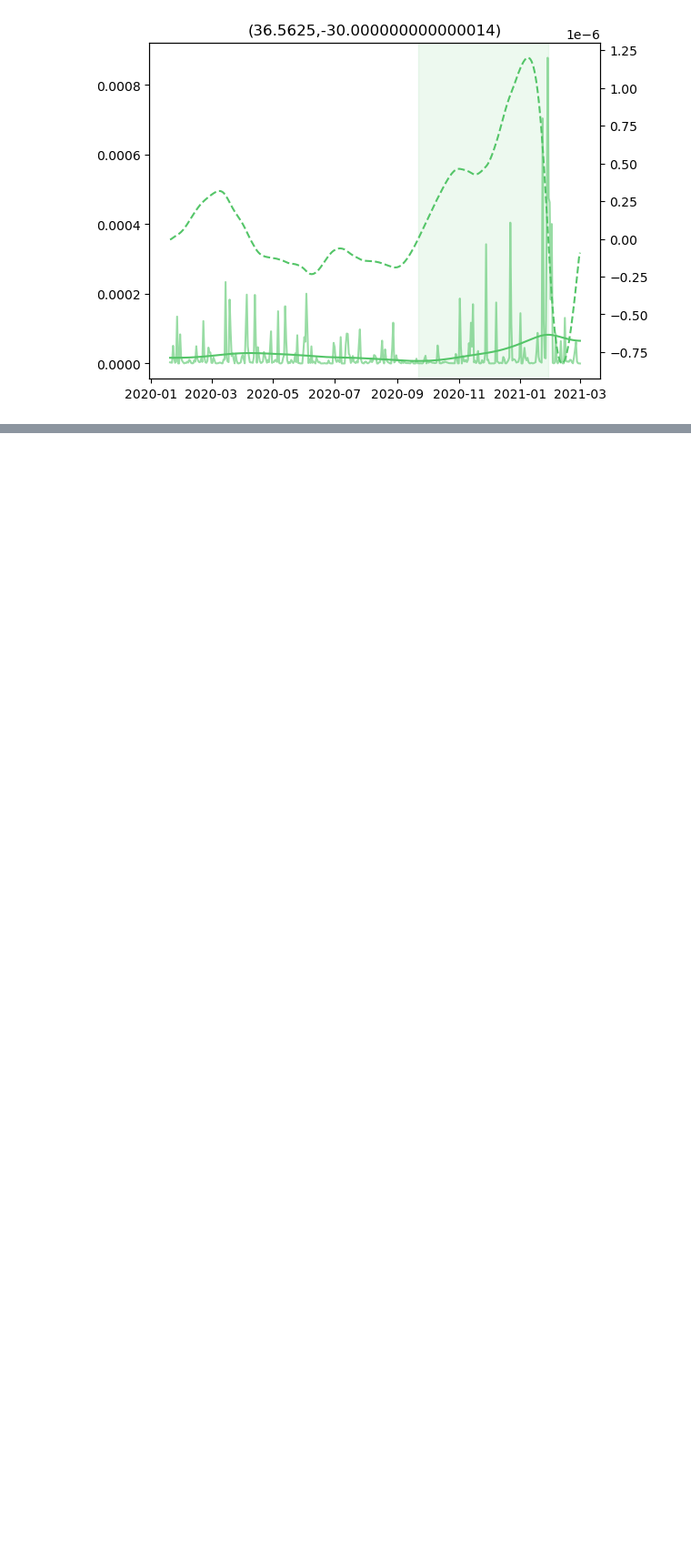
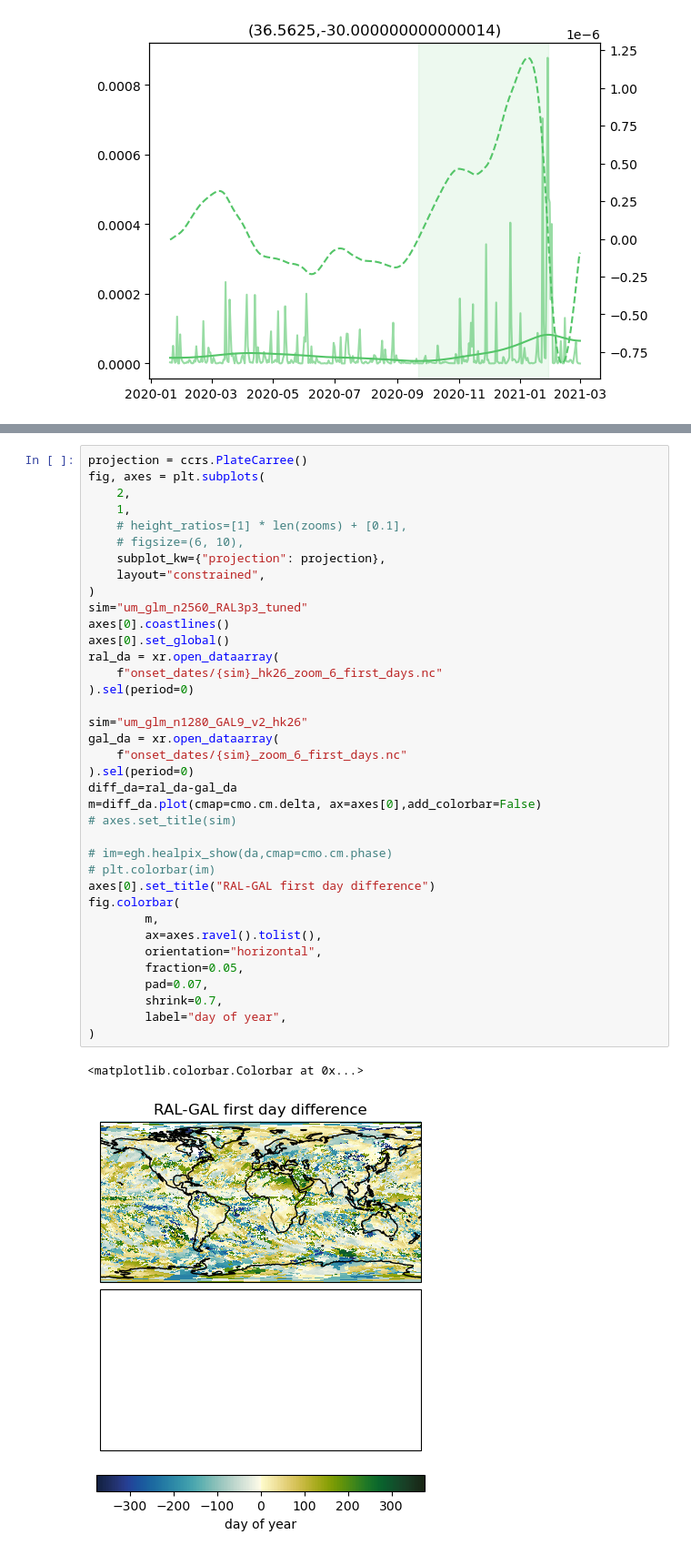
Before and after one commit to fran-morris-research/hackathon-monsoons, a Jupyter notebook: onset_identification/onset_period_visualisation.ipynb, the cells around one changed output, grey strips where cells are left out. Shown at 91% size. Saved outputs shown, nothing was run; the diff lists cells and outputs as text; blank space fills up the shorter version.

```diff
--- a/onset_identification/onset_period_visualisation.ipynb
+++ b/onset_identification/onset_period_visualisation.ipynb
@@ -211,0 +246,40 @@ plt.colorbar(im)
+# %%
+projection = ccrs.PlateCarree()
+fig, axes = plt.subplots(
+    2,
+    1,
+    # height_ratios=[1] * len(zooms) + [0.1],
+    # figsize=(6, 10),
+    subplot_kw={"projection": projection},
+    layout="constrained",
+)
+sim="um_glm_n2560_RAL3p3_tuned"
+axes[0].coastlines()
+axes[0].set_global()
+ral_da = xr.open_dataarray(
+    f"onset_dates/{sim}_hk26_zoom_6_first_days.nc"
+).sel(period=0)
+
+sim="um_glm_n1280_GAL9_v2_hk26"
+gal_da = xr.open_dataarray(
+    f"onset_dates/{sim}_zoom_6_first_days.nc"
+).sel(period=0)
+diff_da=ral_da-gal_da
+m=diff_da.plot(cmap=cmo.cm.delta, ax=axes[0],add_colorbar=False)
+# axes.set_title(sim)
+
+# im=egh.healpix_show(da,cmap=cmo.cm.phase)
+# plt.colorbar(im)
+axes[0].set_title("RAL-GAL first day difference")
+fig.colorbar(
+        m,
+        ax=axes.ravel().tolist(),
+        orientation="horizontal",
+        fraction=0.05,
+        pad=0.07,
+        shrink=0.7,
+        label="day of year",
+)
+# %% [output]
+<matplotlib.colorbar.Colorbar at 0x...>
+[figure, added]
```
Also changed, not shown: parts of 8 cells of this notebook, 1 other file.
